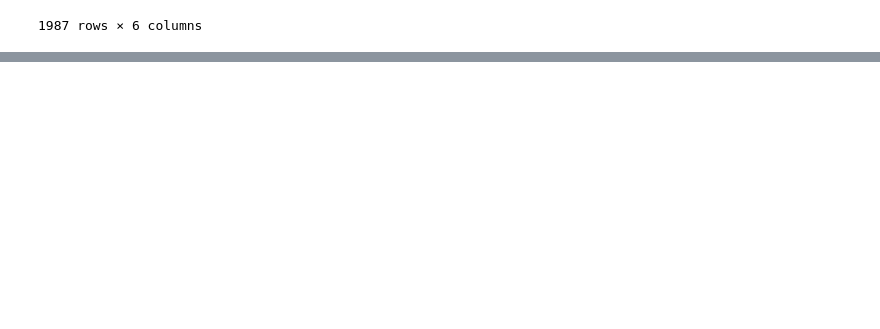
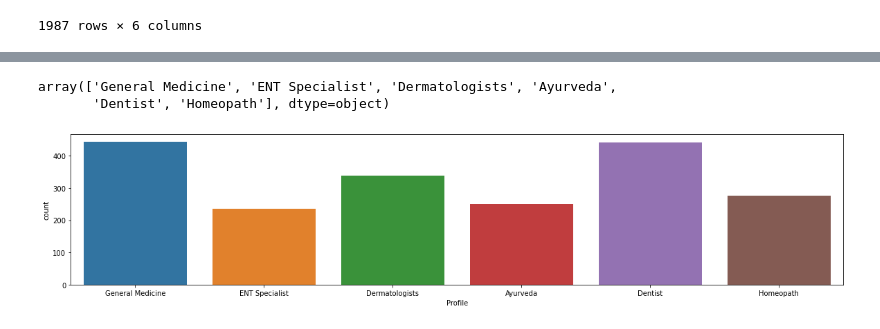
Before and after one commit to riturani2403/Data-Trained-practice-projects, a Jupyter notebook: Doctor_Fees_Predictions.ipynb, the cells around one changed output, grey strips where cells are left out. Saved outputs shown, nothing was run; the diff lists cells and outputs as text; code cells hidden in the pictures; blank space fills up the shorter version.

```diff
--- a/Doctor_Fees_Predictions.ipynb
+++ b/Doctor_Fees_Predictions.ipynb
@@ -642,0 +867,9 @@ df_test
+# %%
+plt.subplots(figsize=(20,4))
+sns.countplot(x="Profile",data=df_test)
+
+df_test['Profile'].unique()
+# %% [output]
+array(['General Medicine', 'ENT Specialist', 'Dermatologists', 'Ayurveda',
+       'Dentist', 'Homeopath'], dtype=object)
+[figure, added]
```
Also changed, not shown: parts of 55 cells of this notebook.
